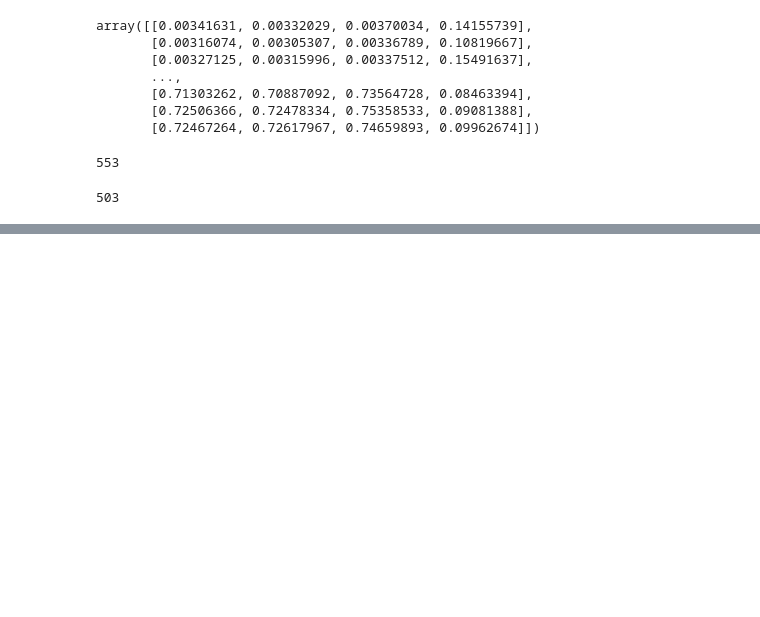
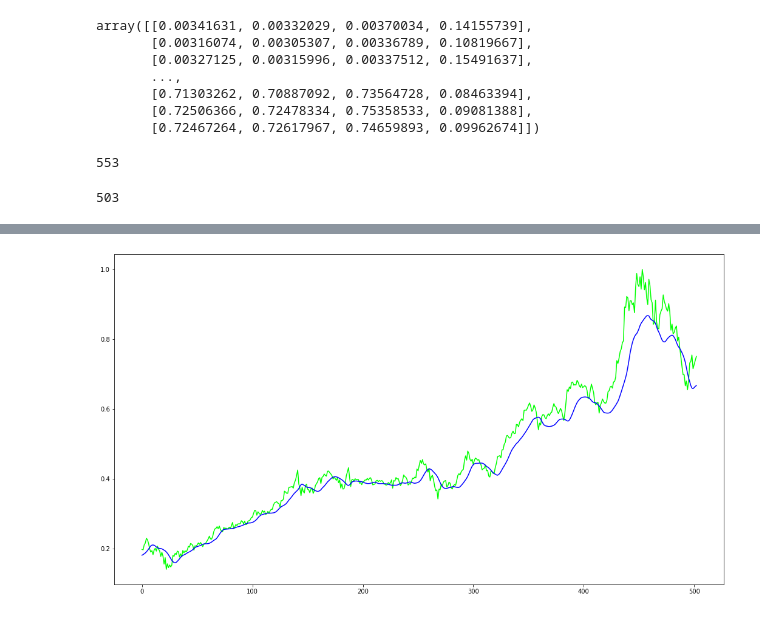
Before and after one commit to medhavempati/DeepLearning, a Jupyter notebook: stock_price_predictor.ipynb, the cells around one changed output, grey strips where cells are left out. Drawn from its saved outputs; the diff is of its cells as text; code cells hidden in the pictures; blank space fills up the shorter version.

```diff
--- a/stock_price_predictor.ipynb
+++ b/stock_price_predictor.ipynb
@@ -209,0 +287,12 @@ test_inputs.shape
+# %%
+model = lstm_updated(train_inputs.shape[-1], train_inputs.shape[-2])
+# %%
+model.compile(loss='mean_squared_error', optimizer='adam')
+# %%
+model.fit(
+    train_inputs,
+    train_outputs,
+    batch_size=100,
+    epochs=5,
+    verbose=2,
+    validation_split=0.05)
@@ -209,0 +311,6 @@ test_inputs.shape
+# %%
+predictions = model.predict(test_inputs, batch_size=100)
+# %%
+plot_predictions(predictions, test_outputs)
+# %% [output]
+[figure, added]
```
Also changed, not shown: parts of 13 cells of this notebook.
